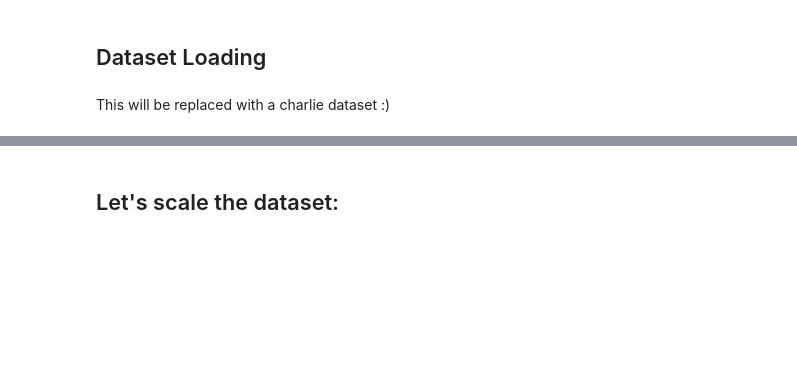
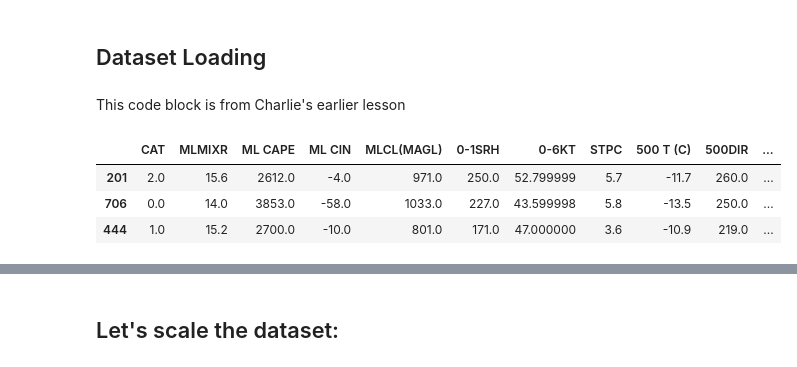
Before and after one commit to NCAR/ML_workshop2023, a Jupyter notebook: tutorials/Day2_lesson1_supervised_knn_tree.ipynb, the cells around one changed output, grey strips where cells are left out. Drawn from its saved outputs; the diff is of its cells as text; code cells hidden in the pictures; blank space fills up the shorter version.

```diff
--- a/tutorials/Day2_lesson1_supervised_knn_tree.ipynb
+++ b/tutorials/Day2_lesson1_supervised_knn_tree.ipynb
@@ -43,4 +36,12 @@ scikit-learn version: 1.3.0
 # %% [markdown]
 ## Dataset Loading
 # %% [markdown]
-This will be replaced with a charlie dataset :)
+This code block is from Charlie's earlier lesson
+# %%
+supercell = pd.read_parquet('../0_data/SARS_supercell.parquet')
+supercell.head(3)
+# %% [output]
+|  | CAT | MLMIXR | ML CAPE | ML CIN | MLCL(MAGL) | 0-1SRH | 0-6KT | STPC | 500 T (C) | 500DIR | ... |
+| 201 | 2.0 | 15.6 | 2612.0 | -4.0 | 971.0 | 250.0 | 52.799999 | 5.7 | -11.7 | 260.0 | ... |
+| 706 | 0.0 | 14.0 | 3853.0 | -58.0 | 1033.0 | 227.0 | 43.599998 | 5.8 | -13.5 | 250.0 | ... |
+| 444 | 1.0 | 15.2 | 2700.0 | -10.0 | 801.0 | 171.0 | 47.000000 | 3.6 | -10.9 | 219.0 | ... |
```
Also changed, not shown: parts of 32 cells of this notebook.
